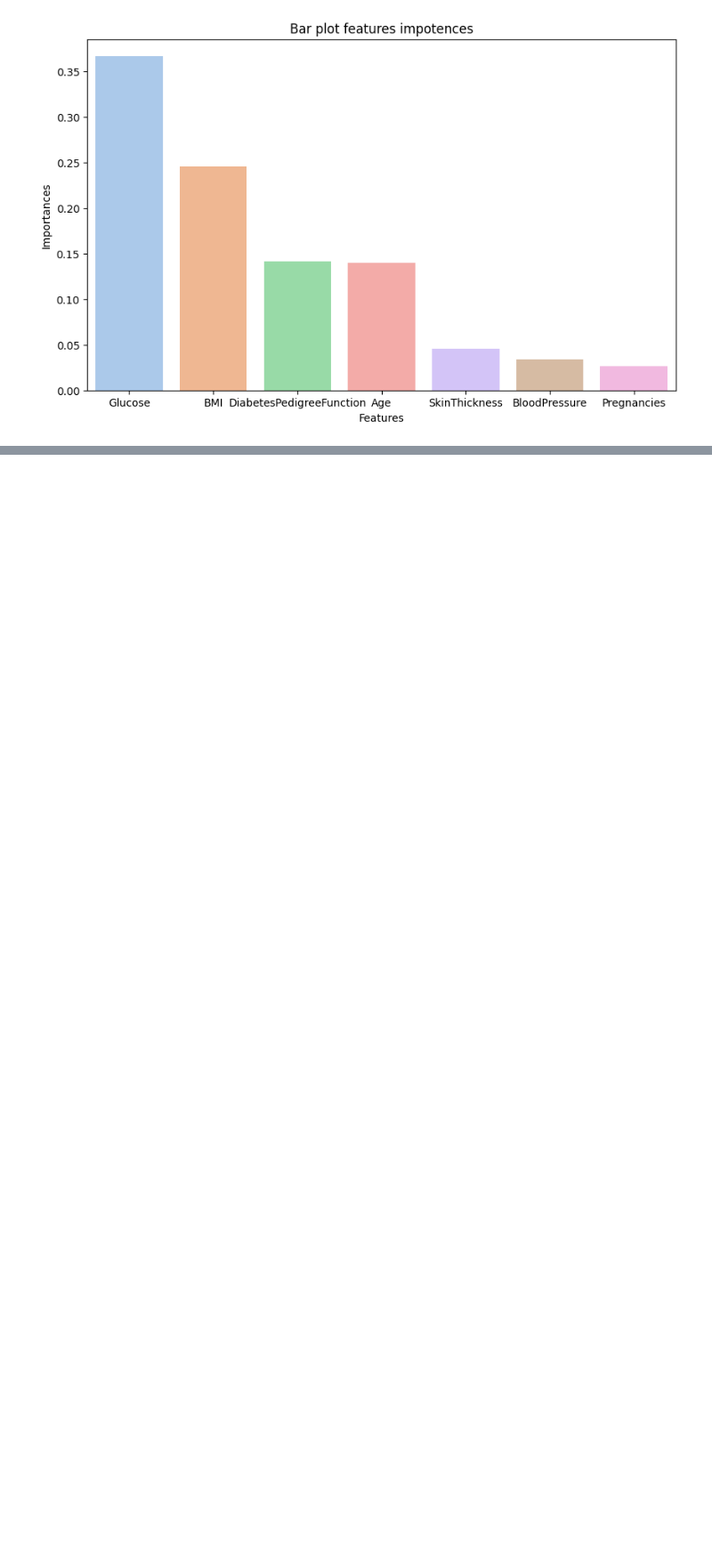
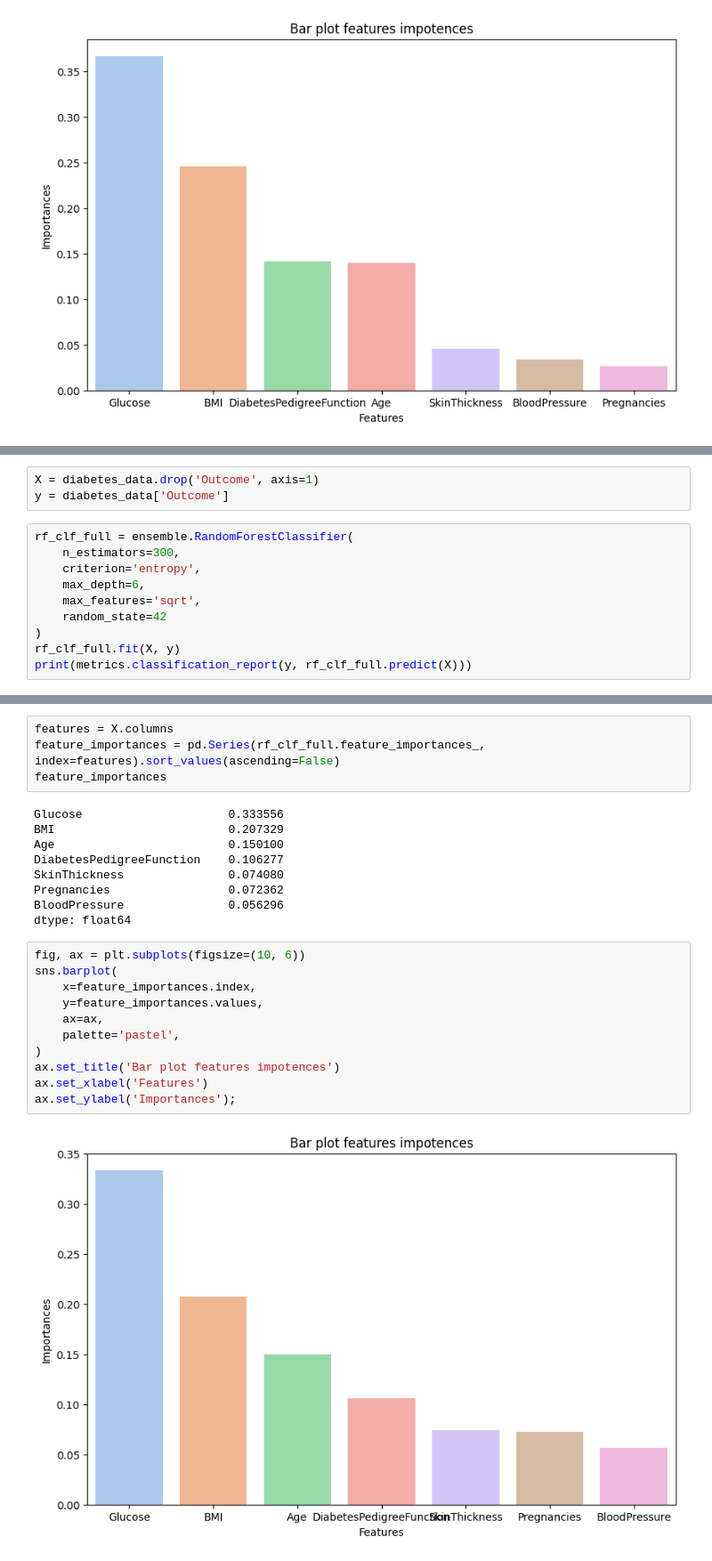
Before and after one commit to arkadijshmelev/for-study, a Jupyter notebook: decision_tree.ipynb, the cells around one changed output, grey strips where cells are left out. Shown: that part at 89% size. Saved outputs shown, nothing was run; the diff lists cells and outputs as text; blank space fills up the shorter version.

Commit message:
added randome forest

```diff
--- a/decision_tree.ipynb
+++ b/decision_tree.ipynb
@@ -170,0 +197,13 @@ ax.set_ylabel('Importances');
+# %%
+X = diabetes_data.drop('Outcome', axis=1)
+y = diabetes_data['Outcome']
+# %%
+rf_clf_full = ensemble.RandomForestClassifier(
+    n_estimators=300,
+    criterion='entropy',
+    max_depth=6,
+    max_features='sqrt',
+    random_state=42
+)
+rf_clf_full.fit(X, y)
+print(metrics.classification_report(y, rf_clf_full.predict(X)))
@@ -170,0 +229,26 @@ ax.set_ylabel('Importances');
+# %%
+features = X.columns
+feature_importances = pd.Series(rf_clf_full.feature_importances_, index=features).sort_values(ascending=False)
+feature_importances
+# %% [output]
+Glucose                     0.333556
+BMI                         0.207329
+Age                         0.150100
+DiabetesPedigreeFunction    0.106277
+SkinThickness               0.074080
+Pregnancies                 0.072362
+BloodPressure               0.056296
+dtype: float64
+# %%
+fig, ax = plt.subplots(figsize=(10, 6))
+sns.barplot(
+    x=feature_importances.index,
+    y=feature_importances.values,
+    ax=ax,
+    palette='pastel',
+)
+ax.set_title('Bar plot features impotences')
+ax.set_xlabel('Features')
+ax.set_ylabel('Importances');
+# %% [output]
+[figure, added]
```
Also changed, not shown: parts of 6 cells of this notebook.
